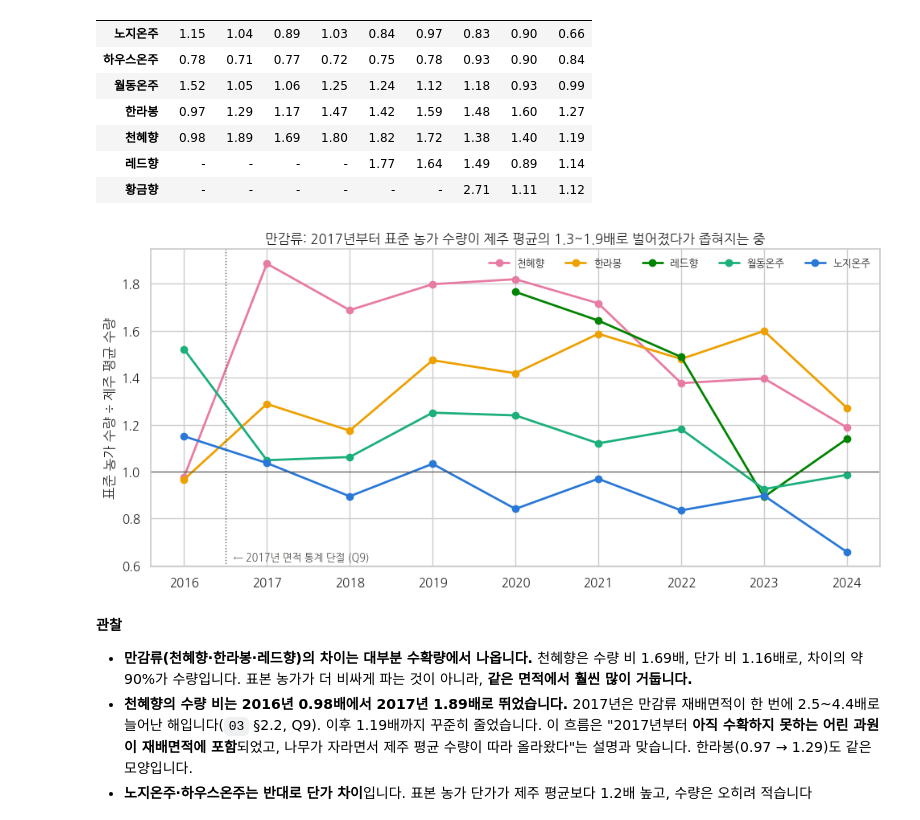
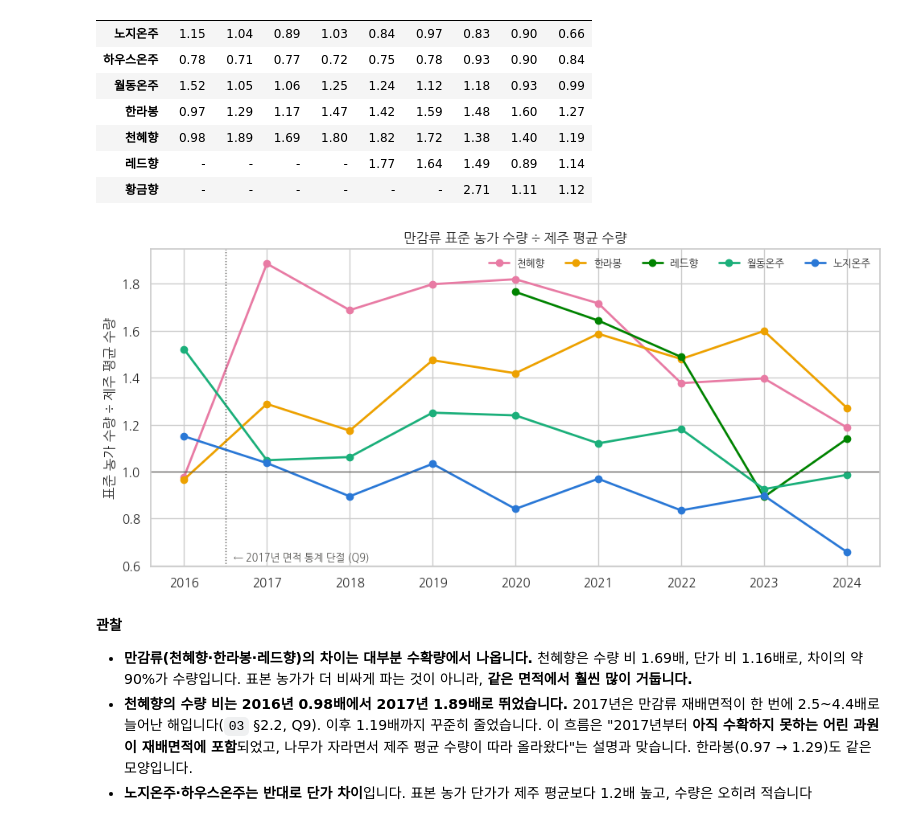
Before and after one commit to Jeju-Citrus-Analysis-Agent/Citrus-Analysis, a Jupyter notebook: notebooks/04_breakeven_decomposition.ipynb, the cells around one changed output. Drawn from its saved outputs; the diff is of its cells as text; code cells hidden in the pictures.

```diff
--- a/notebooks/04_breakeven_decomposition.ipynb
+++ b/notebooks/04_breakeven_decomposition.ipynb
@@ -399,20 +399,20 @@ r.pivot(index="대응품종", columns="산지연도", values="수량 비").reind
 # %%
 fig, ax = plt.subplots(figsize=(10, 4.8))
 for v in ["천혜향", "한라봉", "레드향", "월동온주", "노지온주"]:
     s = r[r["대응품종"] == v].set_index("산지연도")["수량 비"]
     ax.plot(s.index, s.values, color=VCOLOR[v], linewidth=2, marker="o", markersize=6, label=v)
 ax.axvline(2016.5, color=MUTED, linewidth=1, linestyle=":")
 ax.text(2016.6, 0.62, "← 2017년 면적 통계 단절 (Q9)", fontsize=9, color=MUTED)
 ax.axhline(1, color=MUTED, linewidth=0.8)
 ax.set_xticks(range(2016, 2025))
 ax.set_ylabel("표준 농가 수량 ÷ 제주 평균 수량")
-ax.set_title("만감류: 2017년부터 표준 농가 수량이 제주 평균의 1.3~1.9배로 벌어졌다가 좁혀지는 중")
+ax.set_title("만감류 표준 농가 수량 ÷ 제주 평균 수량")
 ax.legend(loc="upper right", frameon=False, ncol=5, fontsize=9)
 fig.tight_layout()
 fig.savefig(FIGURES_DIR / "04_yield_gap_by_year.png", dpi=150)
 plt.show()
 # %% [output]
-[figure, old version]
+[figure, new version]
 # %% [markdown]
 **관찰**
 
```
Also changed, not shown: parts of 5 cells of this notebook, 11 other files.
